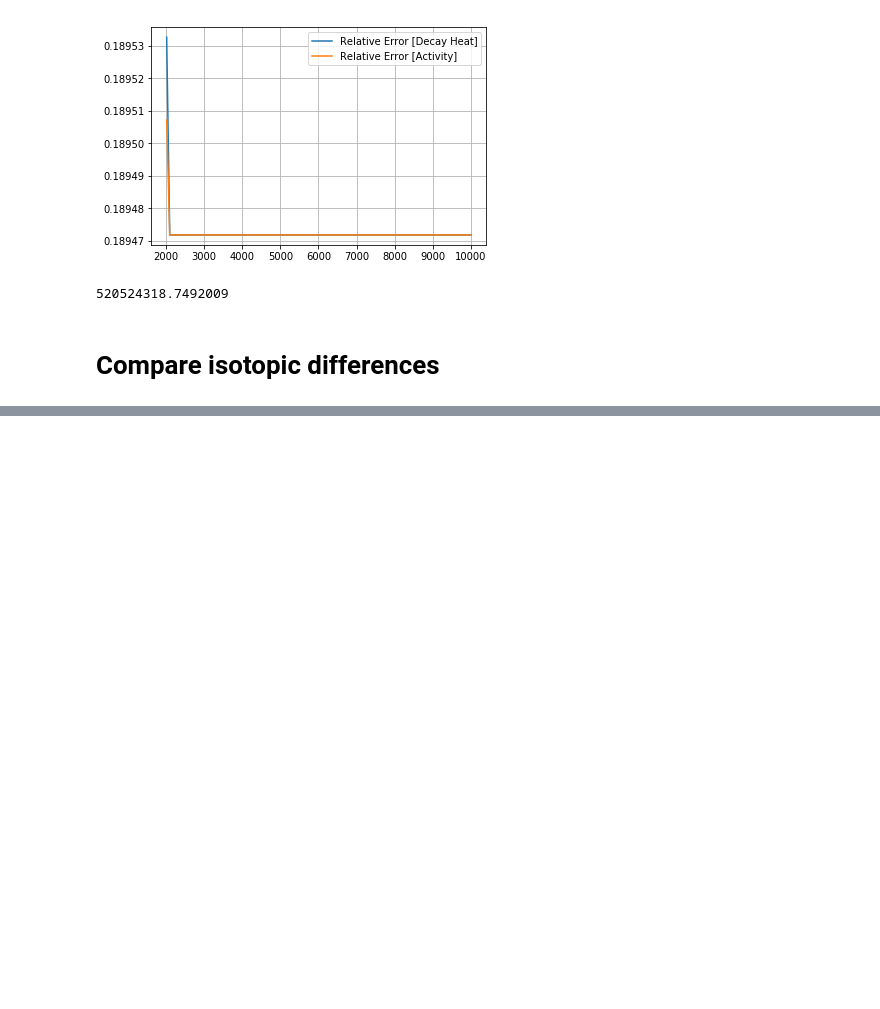
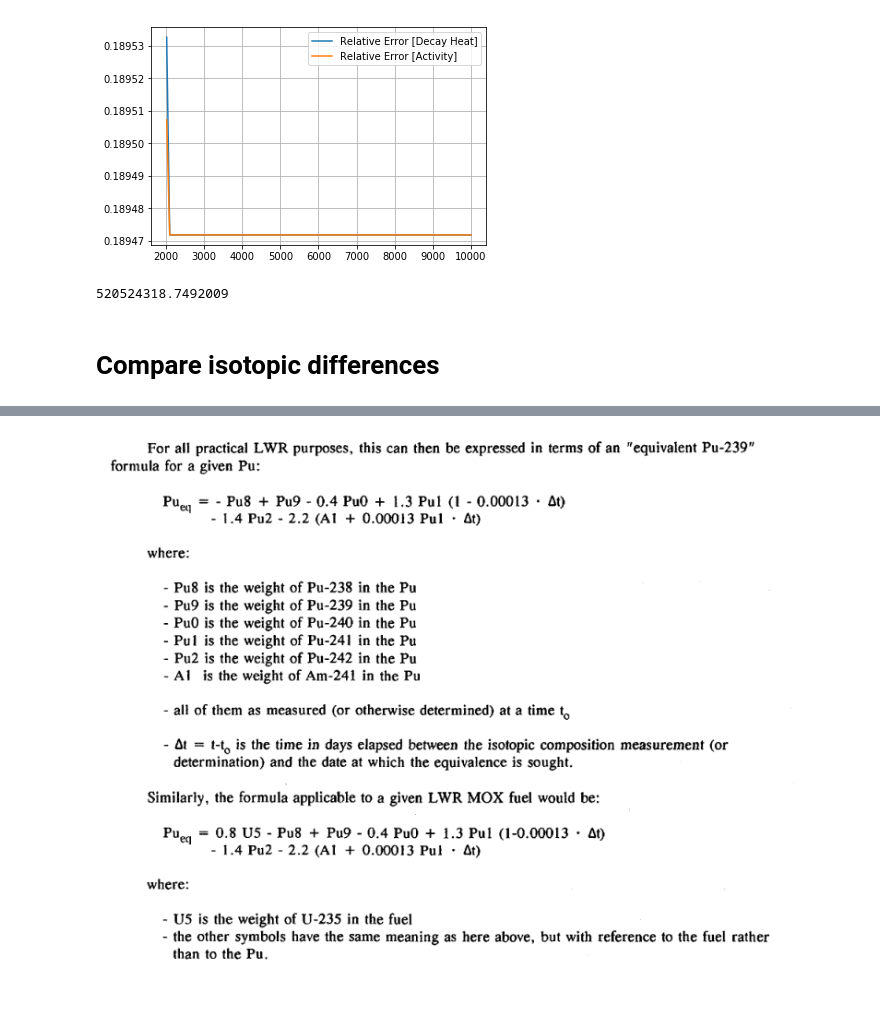
Before and after one commit to katyhuff/2018-bae-ornl, a Jupyter notebook: input/udb/udb-sensitivity.ipynb, the cells around one changed output, grey strips where cells are left out. Drawn from its saved outputs; the diff is of its cells as text; code cells hidden in the pictures; blank space fills up the shorter version.

```diff
--- a/input/udb/udb-sensitivity.ipynb
+++ b/input/udb/udb-sensitivity.ipynb
@@ -463,3 +506,7 @@ def compare_isotope(acc_mat, rec_mat, isotope_list, rel_err=False):
+# %%
+Image('./images/pu_equiv_eq.png')
+# %% [output]
+[figure, added]
 # %%
 iso_list = ['Pu239', 'U238', 'U235', 'Am241', 'Cs137', 'Sr90', 'Pu241']
 iso_diff_dict = compare_isotope(decayed_lump_mat, decayed_recipe_mat, iso_list)
```
Also changed, not shown: parts of 9 cells of this notebook, 3 other files.
